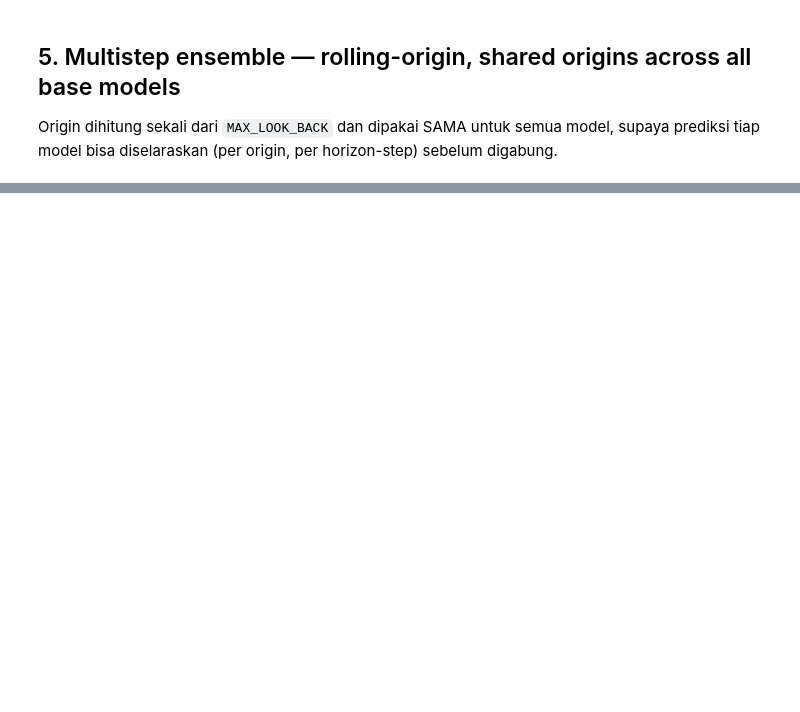
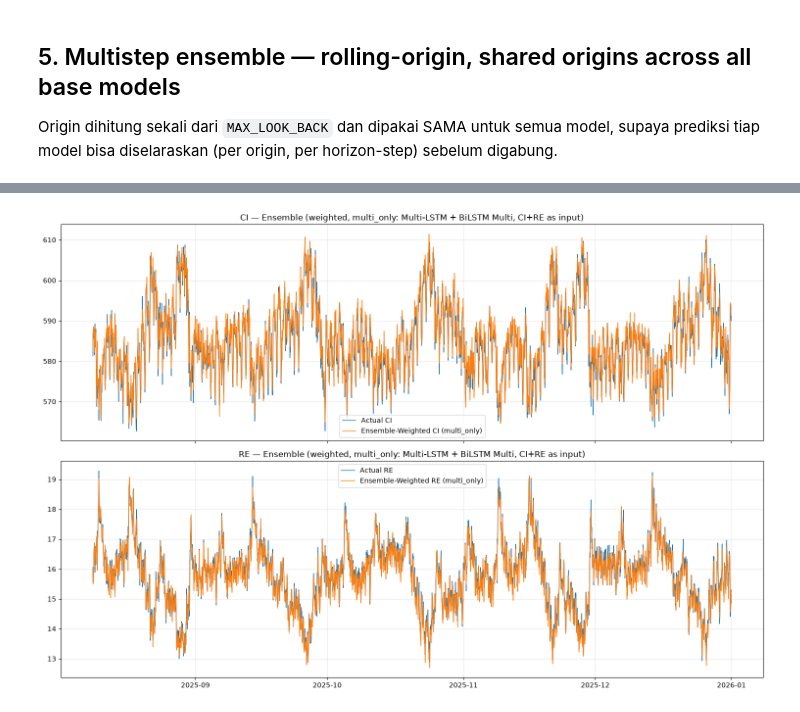
Before and after one commit to JustDannn/CarbonIntensityResearch, a Jupyter notebook: notebooks/09_dani_ensemble.ipynb, the cells around one changed output, grey strips where cells are left out. Drawn from its saved outputs; the diff is of its cells as text; code cells hidden in the pictures; blank space fills up the shorter version.

Commit message:
finalization: done all the methodology

```diff
--- a/notebooks/09_dani_ensemble.ipynb
+++ b/notebooks/09_dani_ensemble.ipynb
@@ -350,10 +401,12 @@ print("MAX_LOOK_BACK:", MAX_LOOK_BACK)
 print("Common test window:", len(common_test_index), "rows")
 
 
-def gather_target_predictions(target_name, method_filter=None):
+def gather_target_predictions(target_name, method_filter=None, multi_only=False):
     rows = []
     for (method, model_name), bundle in base_models.items():
         if method_filter is not None and method != method_filter:
+            continue
+        if multi_only and bundle["target_group"] != "MULTI":
             continue
         if target_name not in bundle["test_pred"]:
             continue
@@ -377,14 +430,25 @@ def combine_predictions(rows, weighted):
     return combined, {r["key"]: w for w, r in zip(weights, rows)}
 
 
+# (label, method_filter, multi_only) - "multi_only" pakai HANYA Multi-LSTM & BiLSTM Multi,
+# yang secara eksplisit memakai CI+RE bersama sebagai input.
+ENSEMBLE_CONFIGS = [
+    ("all", None, False),
+    ("mstl_only", "mstl", False),
+    ("prophet_only", "prophet", False),
+    ("multi_only", None, True),
+    ("mstl_multi_only", "mstl", True),
+    ("prophet_multi_only", "prophet", True),
+]
+
 ensemble_results = []
 ensemble_predictions = {}
 
 for target_name in ["CI", "RE"]:
     actual = df_core.loc[common_test_index, CI_COL if target_name == "CI" else RE_COL].values
 
-    for label, method_filter in [("all", None), ("mstl_only", "mstl"), ("prophet_only", "prophet")]:
-        rows = gather_target_predictions(target_name, method_filter=method_filter)
+    for label, method_filter, multi_only in ENSEMBLE_CONFIGS:
+        rows = gather_target_predictions(target_name, method_filter=method_filter, multi_only=multi_only)
         if len(rows) == 0:
             continue
 
@@ -397,9 +461,20 @@ for target_name in ["CI", "RE"]:
                 "N_models": len(rows),
                 **metrics
             })
-            if label == "all":
+            # Simpan versi rekomendasi (multi_only) untuk dipakai di plot & save nanti.
+            if label == "multi_only":
                 ensemble_predictions[(tag, target_name)] = combined
 
 ensemble_results_df = pd.DataFrame(ensemble_results)
 print("=== ONE-STEP ENSEMBLE EVALUATION ===")
 display(ensemble_results_df.sort_values(["Target", "RMSE"]).reset_index(drop=True))
+
+print("\n=== all vs multi_only, per target (RMSE) ===")
+for target_name in ["CI", "RE"]:
+    sub = ensemble_results_df[ensemble_results_df["Target"] == target_name]
+    all_rmse = sub[sub["Ensemble"].str.contains(r"\(all\)")]["RMSE"].min()
+    multi_rmse = sub[sub["Ensemble"].str.contains(r"\(multi_only\)")]["RMSE"].min()
+    if pd.notna(all_rmse) and pd.notna(multi_rmse):
+        diff_pct = (multi_rmse - all_rmse) / all_rmse * 100
+        print(f"{target_name}: all={all_rmse:.4f} | multi_only={multi_rmse:.4f} | "
+              f"multi_only {'lebih jelek' if diff_pct > 0 else 'lebih bagus/setara'} {abs(diff_pct):.2f}%")
@@ -565,22 +727,24 @@ for target_name in ["CI", "RE"]:
 # %%
 plot_index = common_test_index
 
 fig, axes = plt.subplots(2, 1, figsize=(15, 10), sharex=True)
 
 axes[0].plot(plot_index, df_core.loc[plot_index, CI_COL].values, label="Actual CI", linewidth=1)
-axes[0].plot(plot_index, ensemble_predictions[("Ensemble-Weighted", "CI")].values, label="Ensemble-Weighted CI", linewidth=1)
-axes[0].set_title("CI — Ensemble (weighted, all 8 contributing models)")
+axes[0].plot(plot_index, ensemble_predictions[("Ensemble-Weighted", "CI")].values, label="Ensemble-Weighted CI (multi_only)", linewidth=1)
+axes[0].set_title("CI — Ensemble (weighted, multi_only: Multi-LSTM + BiLSTM Multi, CI+RE as input)")
 axes[0].legend()
 axes[0].grid(True, alpha=0.3)
 
 axes[1].plot(plot_index, df_core.loc[plot_index, RE_COL].values, label="Actual RE", linewidth=1)
-axes[1].plot(plot_index, ensemble_predictions[("Ensemble-Weighted", "RE")].values, label="Ensemble-Weighted RE", linewidth=1)
-axes[1].set_title("RE — Ensemble (weighted, all 8 contributing models)")
+axes[1].plot(plot_index, ensemble_predictions[("Ensemble-Weighted", "RE")].values, label="Ensemble-Weighted RE (multi_only)", linewidth=1)
+axes[1].set_title("RE — Ensemble (weighted, multi_only: Multi-LSTM + BiLSTM Multi, CI+RE as input)")
 axes[1].legend()
 axes[1].grid(True, alpha=0.3)
 
 plt.tight_layout()
 plt.show()
+# %% [output]
+[figure, added]
 # %%
 results_dir = project_root / "results" / "ensemble"
 results_dir.mkdir(parents=True, exist_ok=True)
```
Also changed, not shown: parts of 17 cells of this notebook, 35 other files.
